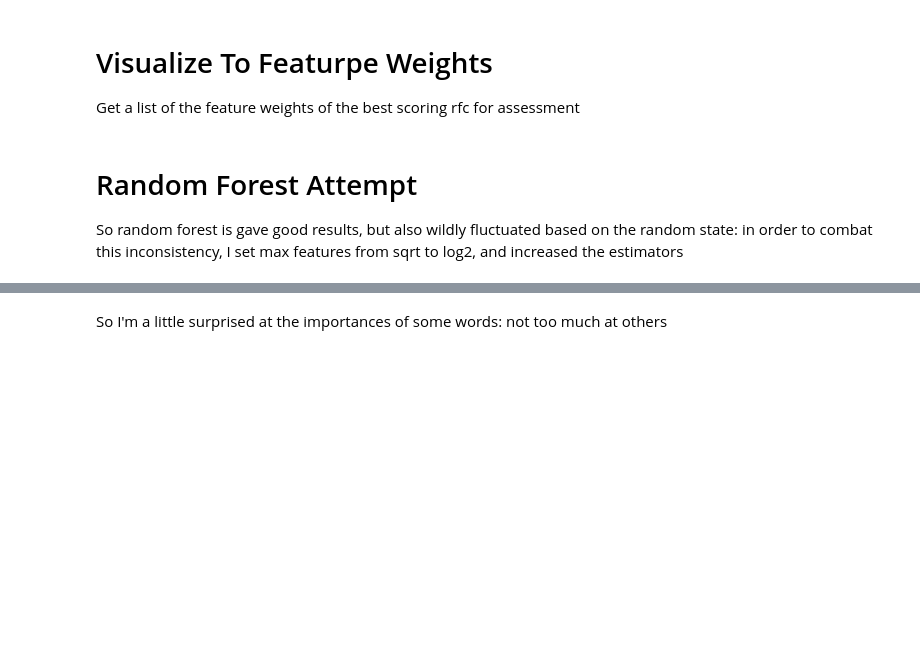
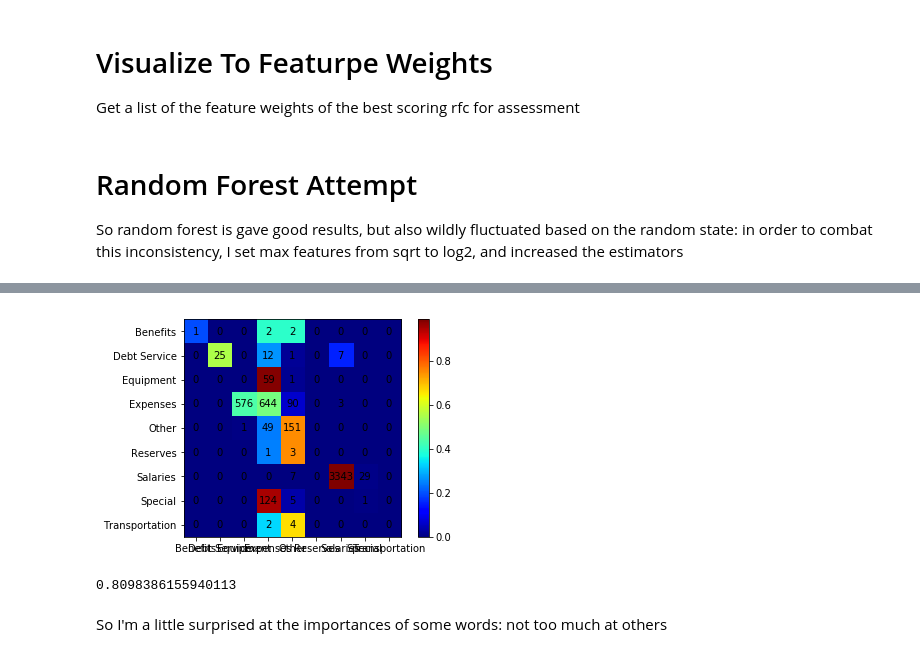
Before and after one commit to ghodouss/la_data, a Jupyter notebook: Data Digging Notebook.ipynb, the cells around one changed output, grey strips where cells are left out. Cells and saved outputs as stored; diff of their text form; code cells hidden in the pictures; blank space fills up the shorter version.

Commit message:
debugging final prediction

```diff
--- a/Data Digging Notebook.ipynb
+++ b/Data Digging Notebook.ipynb
@@ -663,2 +656,0 @@ Random State  34 Accuracy:  0.863697705802969
-# %%
-y = rfc.predict(X_test)
@@ -667,3 +695,39 @@ y = rfc.predict(X_test)
+# %%
+norm_conf = []
+for i in conf_arr:
+    a = 0
+    tmp_arr = []
+    a = sum(i, 0)
+    for j in i:
+        tmp_arr.append(float(j)/float(a))
+    norm_conf.append(tmp_arr)
+
+fig = plt.figure()
+plt.clf()
+ax = fig.add_subplot(111)
+ax.set_aspect(1)
+res = ax.imshow(np.array(norm_conf), cmap=plt.cm.jet,
+                interpolation='nearest')
+
+width, height = conf_arr.shape
+
+for x in range(width):
+    for y in range(height):
+        ax.annotate(str(conf_arr[x][y]), xy=(y, x),
+                    horizontalalignment='center',
+                    verticalalignment='center')
+
+cb = fig.colorbar(res)
+alphabet = 'ABCDEFGHIJKLMNOPQRSTUVWXYZ'
+plt.xticks(range(width), cols[:width])
+plt.yticks(range(height), cols[:height])
+plt.savefig('confusion_matrix.png', format='png')
+# %% [output]
+[figure, added]
+# %%
+(Y_test_encoded == Y_pred_encoded).sum()/(Y_test_encoded.shape[0])
+# %% [output]
+0.8098386155940113
 # %% [markdown]
 So I'm a little surprised at the importances of some words: not too much at others
 # %% [markdown]
```
Also changed, not shown: parts of 17 cells of this notebook.
